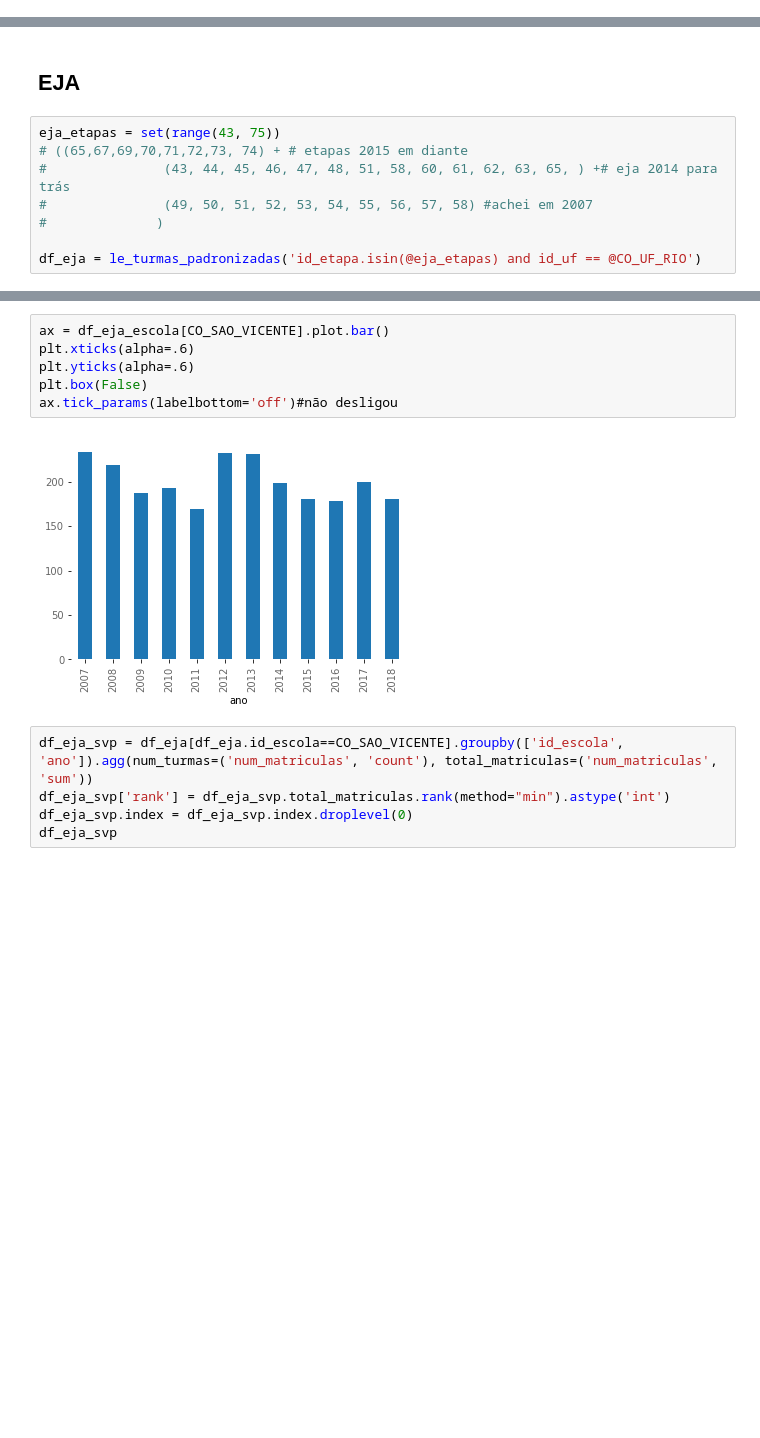
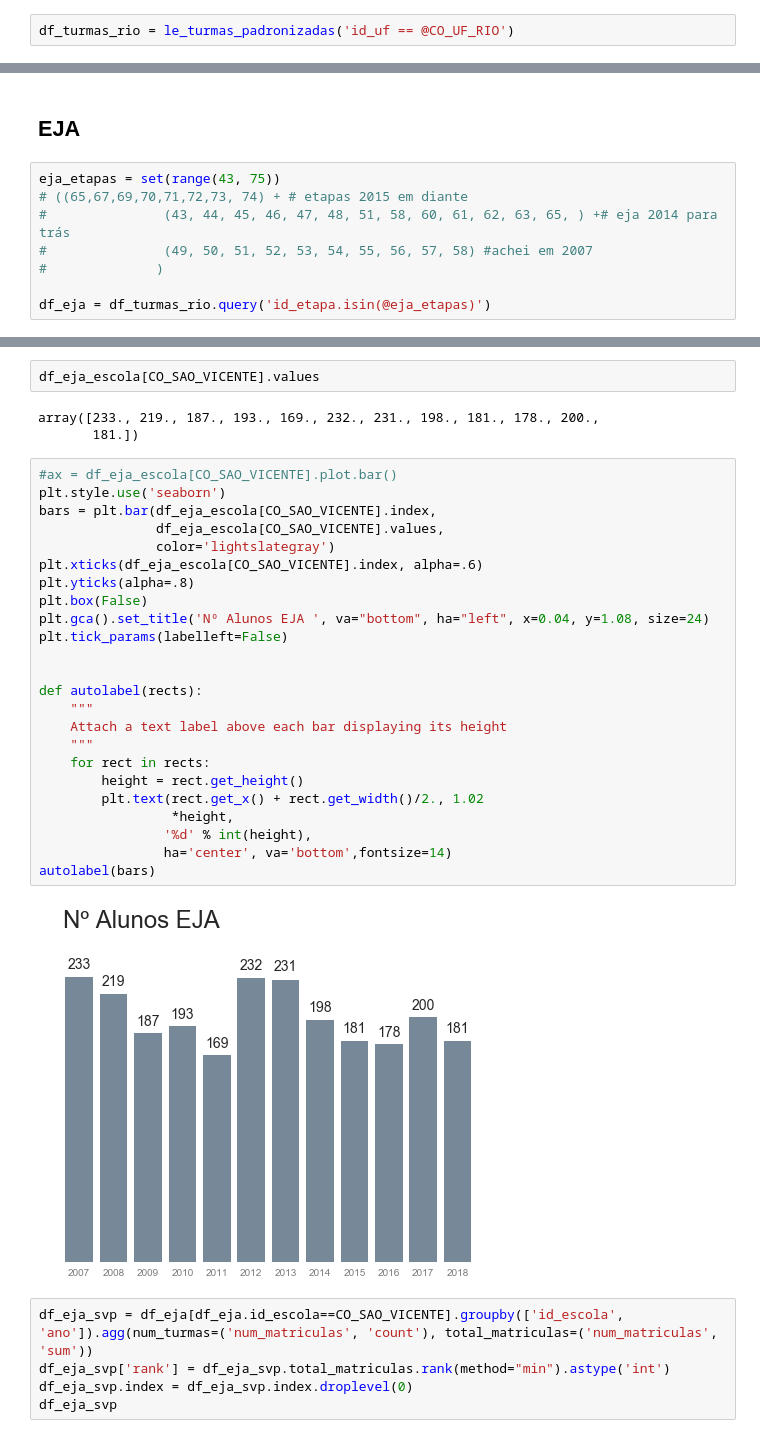
Before and after one commit to pauloneves/educacao, a Jupyter notebook: 02_ledados.ipynb, the cells around one changed output, grey strips where cells are left out. Cells and saved outputs as stored; diff of their text form; blank space fills up the shorter version.

```diff
--- a/02_ledados.ipynb
+++ b/02_ledados.ipynb
@@ -275,3 +275,5 @@ df_enem_rio.reset_index().to_feather('dados/enem_rio_2018.feather')
 df_escolas.reset_index().to_feather('dados/escolas_rio_2018.feather')
 # %%
 df_primeiro_ano_turmas.reset_index().to_feather('dados/primeiro_ano.feather')
+# %%
+df_turmas_rio = le_turmas_padronizadas('id_uf == @CO_UF_RIO')
@@ -284,4 +288,4 @@ eja_etapas = set(range(43, 75))
 #               (49, 50, 51, 52, 53, 54, 55, 56, 57, 58) #achei em 2007
 #              )
 
-df_eja = le_turmas_padronizadas('id_etapa.isin(@eja_etapas) and id_uf == @CO_UF_RIO')
+df_eja = df_turmas_rio.query('id_etapa.isin(@eja_etapas)')
@@ -303,11 +309,34 @@ df_eja_escola = df_eja.groupby(['id_escola', 'ano'])['num_matriculas'].sum()
-# %%
-ax = df_eja_escola[CO_SAO_VICENTE].plot.bar()
-plt.xticks(alpha=.6)
-plt.yticks(alpha=.6)
-plt.box(False)
-ax.tick_params(labelbottom='off')#não desligou
-# %% [output]
-[figure, removed]
+# %%
+df_eja_escola[CO_SAO_VICENTE].values
+# %% [output]
+array([233., 219., 187., 193., 169., 232., 231., 198., 181., 178., 200.,
+       181.])
+# %%
+#ax = df_eja_escola[CO_SAO_VICENTE].plot.bar()
+plt.style.use('seaborn')
+bars = plt.bar(df_eja_escola[CO_SAO_VICENTE].index,
+               df_eja_escola[CO_SAO_VICENTE].values,
+               color='lightslategray')
+plt.xticks(df_eja_escola[CO_SAO_VICENTE].index, alpha=.6)
+plt.yticks(alpha=.8)
+plt.box(False)
+plt.gca().set_title('Nº Alunos EJA ', va="bottom", ha="left", x=0.04, y=1.08, size=24)
+plt.tick_params(labelleft=False)
+
+
+def autolabel(rects):
+    """
+    Attach a text label above each bar displaying its height
+    """
+    for rect in rects:
+        height = rect.get_height()
+        plt.text(rect.get_x() + rect.get_width()/2., 1.02
+                 *height,
+                '%d' % int(height),
+                ha='center', va='bottom',fontsize=14)
+autolabel(bars)
+# %% [output]
+[figure, added]
 # %%
 df_eja_svp = df_eja[df_eja.id_escola==CO_SAO_VICENTE].groupby(['id_escola', 'ano']).agg(num_turmas=('num_matriculas', 'count'), total_matriculas=('num_matriculas', 'sum'))
 df_eja_svp['rank'] = df_eja_svp.total_matriculas.rank(method="min").astype('int')
```
Also changed, not shown: parts of 4 cells of this notebook, 2 other files.
